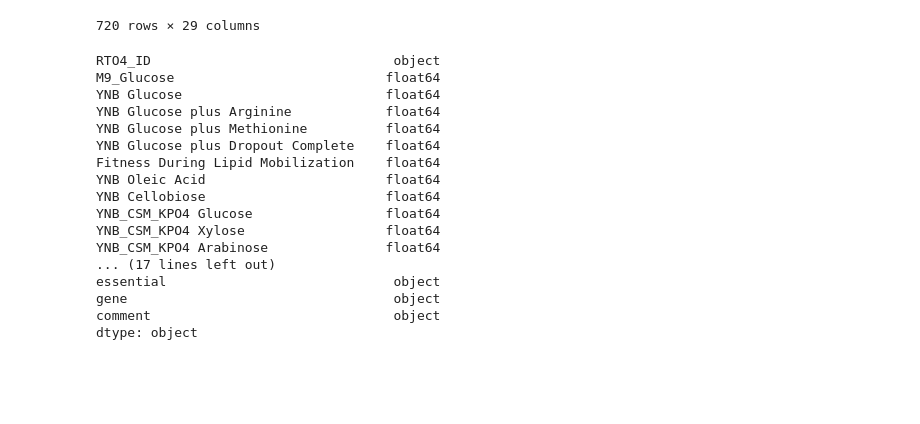
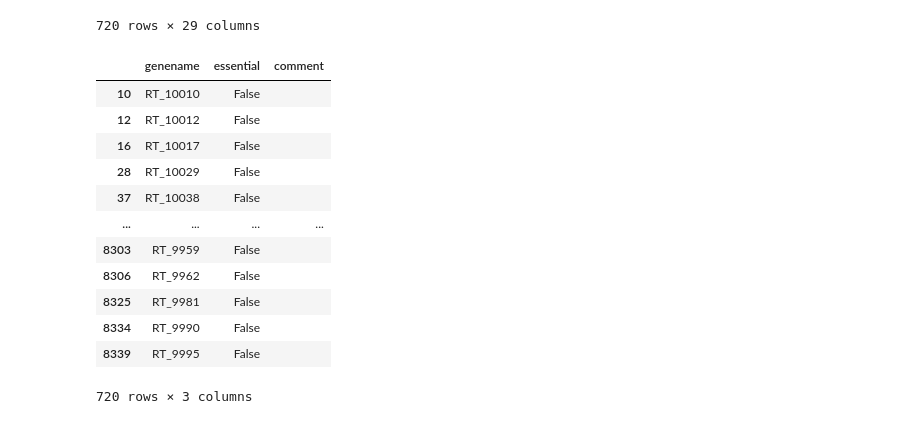
Before and after one commit to PNNL-CompBio/CONCERTO, a Jupyter notebook: models/experimental_data/prep_rt_data.ipynb, the cells around one changed output. Cells and saved outputs as stored; diff of their text form; code cells hidden in the pictures; blank space fills up the shorter version.

Commit message:
Adding updated RT essentiality data. Only for M9. Need to expand to other medias.

```diff
--- a/models/experimental_data/prep_rt_data.ipynb
+++ b/models/experimental_data/prep_rt_data.ipynb
@@ -115 +115,6 @@ genes
  ...}
+# %%
+ge_data = pd.read_excel(fname, sheet_name='RB-TDNA Seq')
+ge_data.RTO4_ID = ge_data.RTO4_ID.astype(str)
+ge_data['genename'] = 'RT_'+ge_data.RTO4_ID.astype(str)
+ge_data[['genename', 'M9_Glucose']]
@@ -116,11 +166,6 @@ genes
 # %%
-ge_data = pd.read_excel(fname, sheet_name='RB-TDNA Seq')
-ge_data.RTO4_ID = ge_data.RTO4_ID.astype(str)
-ge_data['genename'] = 'G_'+ge_data.RTO4_ID.astype(str)
-ge_data[['genename', 'M9_Glucose']]
-
-ge_data = ge_data.loc[ge_data.RTO4_ID.isin(genes)].copy()
-ge_data
+ge_in_our_data = ge_data.loc[ge_data.genename.isin(genes)].copy()
+ge_in_our_data
 # %% [output]
 |  | RTO4_ID | M9_Glucose | YNB Glucose | YNB Glucose plus Arginine | YNB Glucose plus Methionine | YNB Glucose plus Dropout Complete | ... |
 | 0 | 10000 | NaN | NaN | NaN | NaN | NaN | ... |
@@ -136,8 +181,8 @@ ge_data
 | 8339 | 9995 | -0.808815 | -1.067964 | -1.066192 | -0.112018 | NaN | ... |
 1111 rows × 29 columns
 # %%
-ge_data.dropna(subset=['M9_Glucose'], inplace=True)
-ge_data
+ge_in_our_data.dropna(subset=['M9_Glucose'], inplace=True)
+ge_in_our_data
 # %% [output]
 |  | RTO4_ID | M9_Glucose | YNB Glucose | YNB Glucose plus Arginine | YNB Glucose plus Methionine | YNB Glucose plus Dropout Complete | ... |
 | 10 | 10010 | -0.130360 | -0.558565 | -0.332740 | -0.260252 | -0.383313 | ... |
@@ -152,6 +197,24 @@ ge_data
 | 8334 | 9990 | -0.272603 | -0.184758 | 0.337242 | 0.525320 | -0.020653 | ... |
 | 8339 | 9995 | -0.808815 | -1.067964 | -1.066192 | -0.112018 | NaN | ... |
 720 rows × 29 columns
+# %%
+ge_in_our_data.loc[ge_in_our_data.M9_Glucose>.5, 'essential'] = True
+ge_in_our_data.loc[ge_in_our_data.M9_Glucose<.5, 'essential'] = False
+ge_in_our_data['comment'] = ''
 # %%
-ge_data.loc[ge_data.M9_Glucose>.5, 'essential'] = True
-ge_data.loc[ge_data.M9_Glucose<.5, 'essential'] = False
+ge_for_export = ge_in_our_data[['genename', 'essential','comment']].copy()
+ge_for_export
+# %% [output]
+|  | genename | essential | comment |
+| 10 | RT_10010 | False |  |
+| 12 | RT_10012 | False |  |
+| 16 | RT_10017 | False |  |
+| 28 | RT_10029 | False |  |
+| 37 | RT_10038 | False |  |
+| ... | ... | ... | ... |
+| 8303 | RT_9959 | False |  |
+| 8306 | RT_9962 | False |  |
+| 8325 | RT_9981 | False |  |
+| 8334 | RT_9990 | False |  |
+| 8339 | RT_9995 | False |  |
+720 rows × 3 columns
@@ -161,20 +220,0 @@ ge_data['comment'] = ''
-# %%
-ge_data.dtypes
-# %% [output]
-RTO4_ID                               object
-M9_Glucose                           float64
-YNB Glucose                          float64
-YNB Glucose plus Arginine            float64
-YNB Glucose plus Methionine          float64
-YNB Glucose plus Dropout Complete    float64
-Fitness During Lipid Mobilization    float64
-YNB Oleic Acid                       float64
-YNB Cellobiose                       float64
-YNB_CSM_KPO4 Glucose                 float64
-YNB_CSM_KPO4 Xylose                  float64
-YNB_CSM_KPO4 Arabinose               float64
-... (17 lines left out)
-essential                             object
-gene                                  object
-comment                               object
-dtype: object
```
Also changed, not shown: parts of 7 cells of this notebook, 2 other files.
